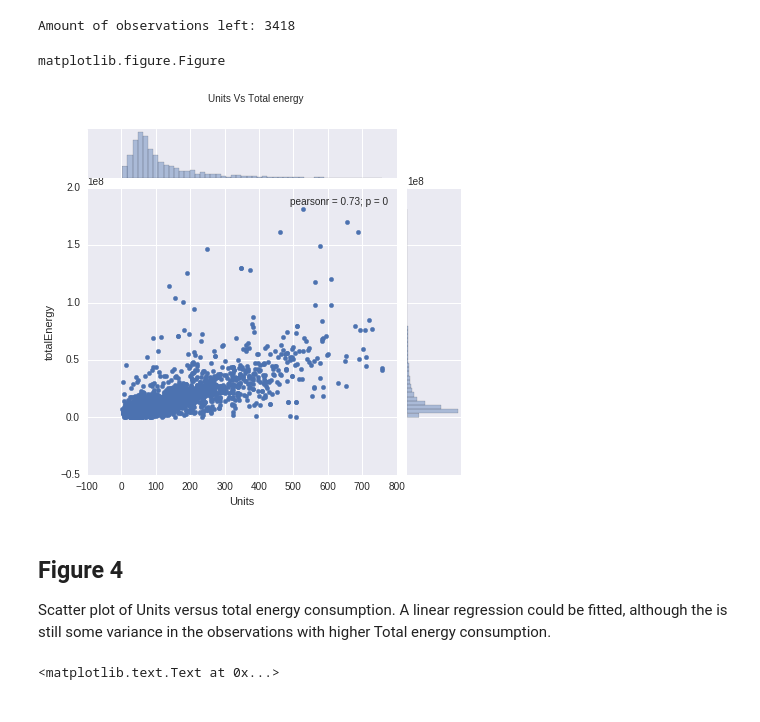
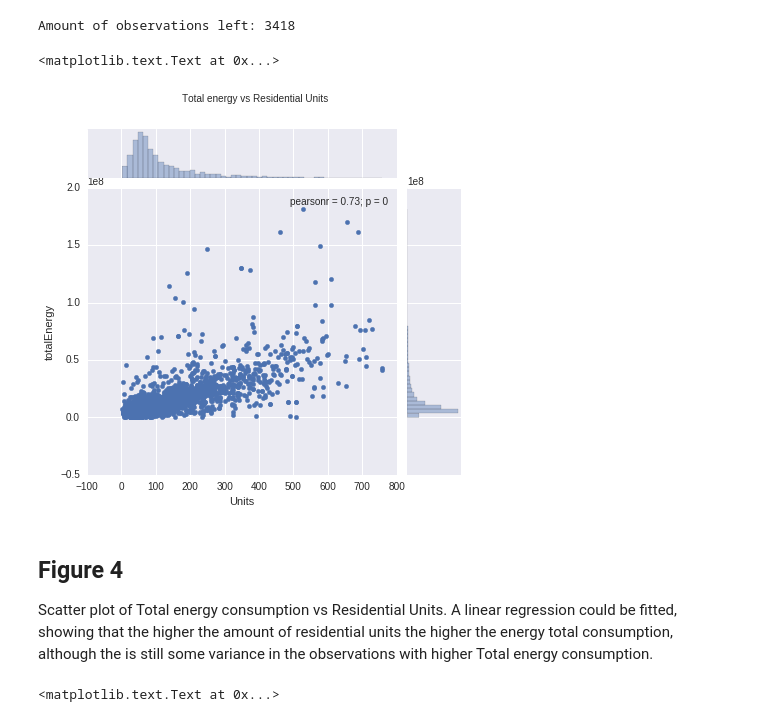
Before and after one commit to alephcero/PUI2016_fdg224, a Jupyter notebook: HW6_fdg224/HW6_1_fdg224.ipynb, the cells around one changed output. Saved outputs shown, nothing was run; the diff lists cells and outputs as text; code cells hidden in the pictures.

```diff
--- a/HW6_fdg224/HW6_1_fdg224.ipynb
+++ b/HW6_fdg224/HW6_1_fdg224.ipynb
@@ -286,13 +284,13 @@ bblnrgdata = bblnrgdata.loc[joinMasks,:].copy()
 # %%
 g = seaborn.jointplot("Units", "totalEnergy", data=bblnrgdata, kind='scatter')
 plt.subplots_adjust(top=0.9)
-g.fig.suptitle('Units Vs Total energy')
+g.fig.suptitle('Total energy vs Residential Units')
 # %% [output]
-matplotlib.figure.Figure
+<matplotlib.text.Text at 0x...>
-[figure, old version]
+[figure, new version]
 # %% [markdown]
 ## Figure 4
-Scatter plot of Units versus total energy consumption. A linear regression could be fitted, although the is still some variance in the observations with higher Total energy consumption.
+Scatter plot of Total energy consumption vs Residential Units. A linear regression could be fitted, showing that the higher the amount of residential units the higher the energy total consumption, although the is still some variance in the observations with higher Total energy consumption.
 # %%
 #create log for each variable
 bblnrgdata['logUnits'] = np.log10(bblnrgdata.Units)
```
Also changed, not shown: parts of 18 cells of this notebook.
